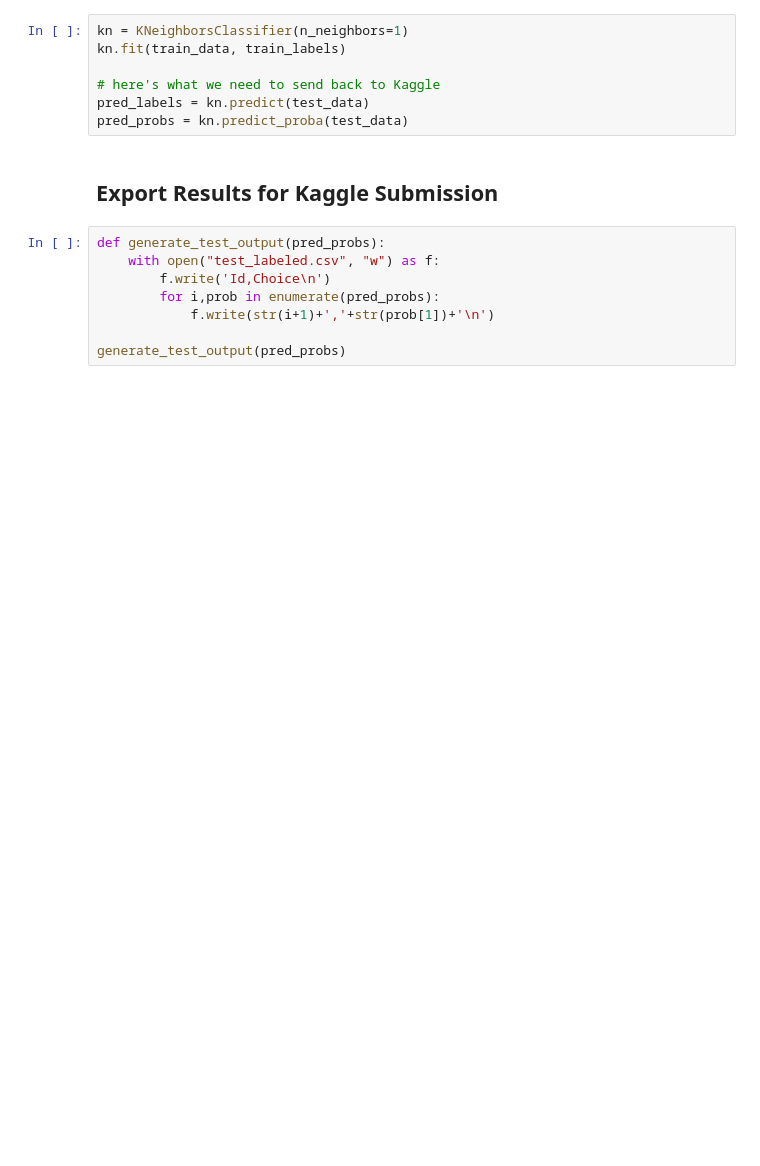
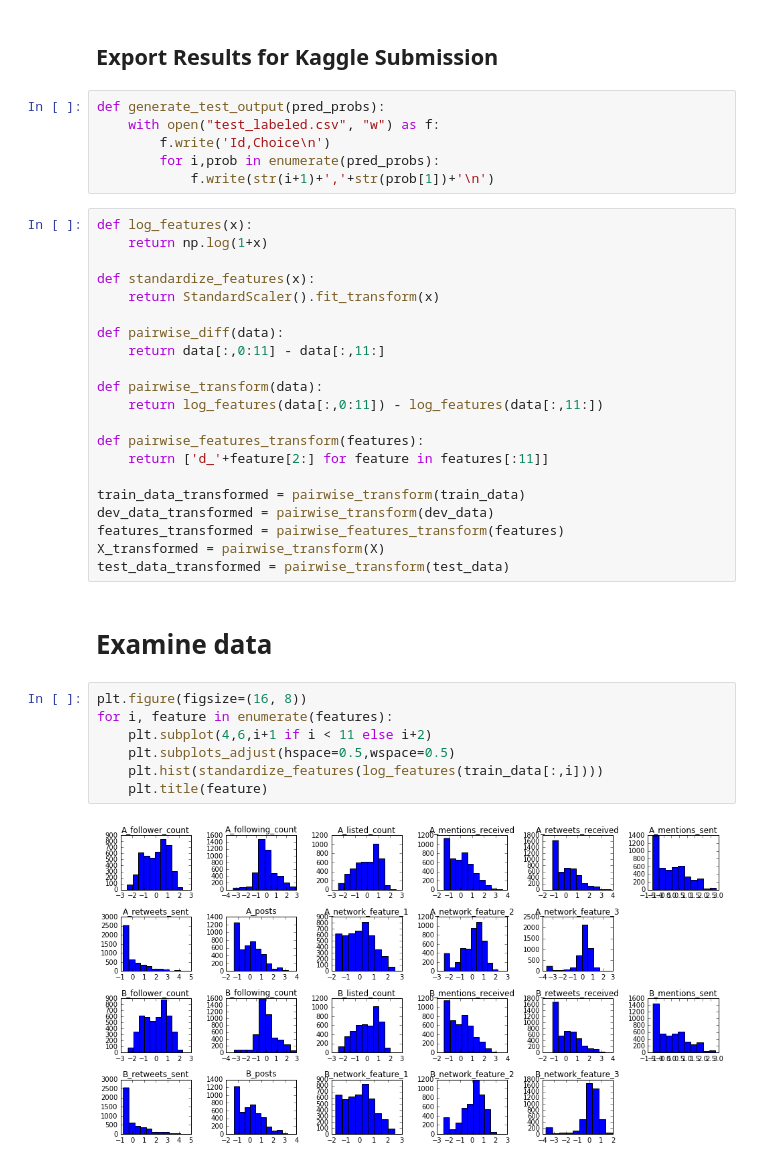
Before and after one commit to nickhamlin/mids_207_final_project, a Jupyter notebook: social_networks.ipynb, the cells around one changed output. Saved outputs shown, nothing was run; the diff lists cells and outputs as text; blank space fills up the shorter version.

```diff
--- a/social_networks.ipynb
+++ b/social_networks.ipynb
@@ -58,10 +63,3 @@ print train_data.shape, dev_data.shape, test_data.shape
-# %%
-kn = KNeighborsClassifier(n_neighbors=1)
-kn.fit(train_data, train_labels)
-
-# here's what we need to send back to Kaggle
-pred_labels = kn.predict(test_data)
-pred_probs = kn.predict_proba(test_data)
 # %% [markdown]
 ## Export Results for Kaggle Submission
 # %%
@@ -70,5 +68,35 @@ def generate_test_output(pred_probs):
         f.write('Id,Choice\n')
         for i,prob in enumerate(pred_probs):
             f.write(str(i+1)+','+str(prob[1])+'\n')
-
-generate_test_output(pred_probs)
+# %%
+def log_features(x):
+    return np.log(1+x)
+
+def standardize_features(x):
+    return StandardScaler().fit_transform(x)
+
+def pairwise_diff(data):
+    return data[:,0:11] - data[:,11:]
+
+def pairwise_transform(data):
+    return log_features(data[:,0:11]) - log_features(data[:,11:])
+
+def pairwise_features_transform(features):
+    return ['d_'+feature[2:] for feature in features[:11]]
+
+train_data_transformed = pairwise_transform(train_data)
+dev_data_transformed = pairwise_transform(dev_data)
+features_transformed = pairwise_features_transform(features)
+X_transformed = pairwise_transform(X)
+test_data_transformed = pairwise_transform(test_data)
+# %% [markdown]
+# Examine data
+# %%
+plt.figure(figsize=(16, 8))
+for i, feature in enumerate(features):
+    plt.subplot(4,6,i+1 if i < 11 else i+2)
+    plt.subplots_adjust(hspace=0.5,wspace=0.5)
+    plt.hist(standardize_features(log_features(train_data[:,i])))
+    plt.title(feature)
+# %% [output]
+[figure, added]
```
Also changed, not shown: parts of 31 cells of this notebook.
